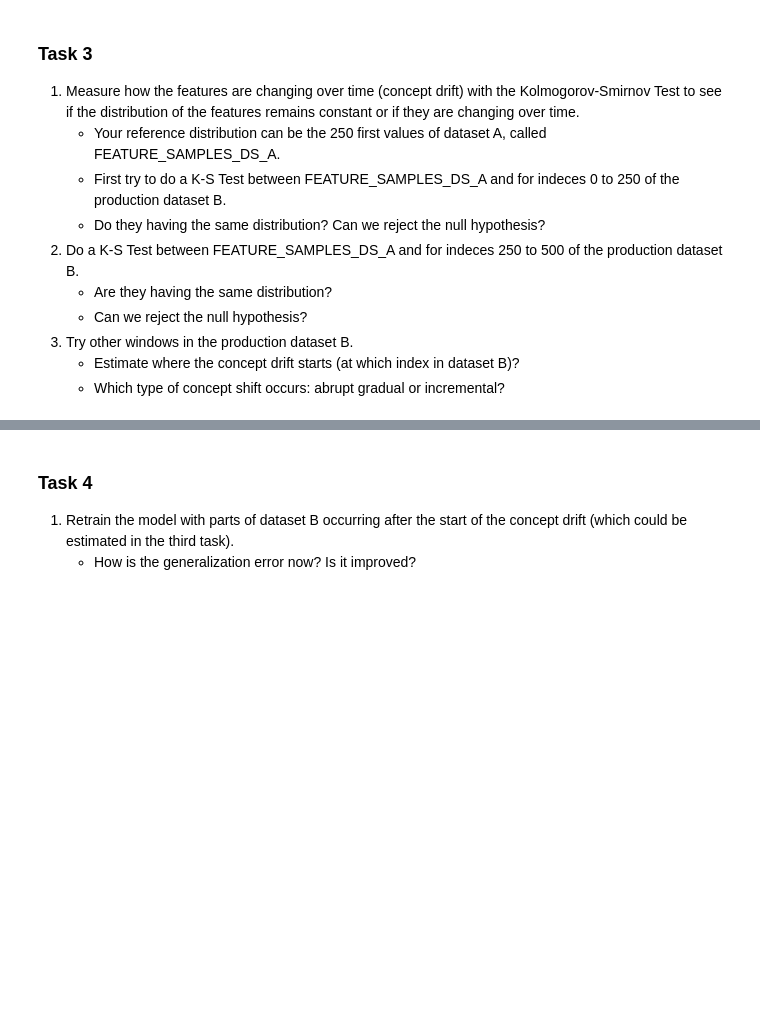
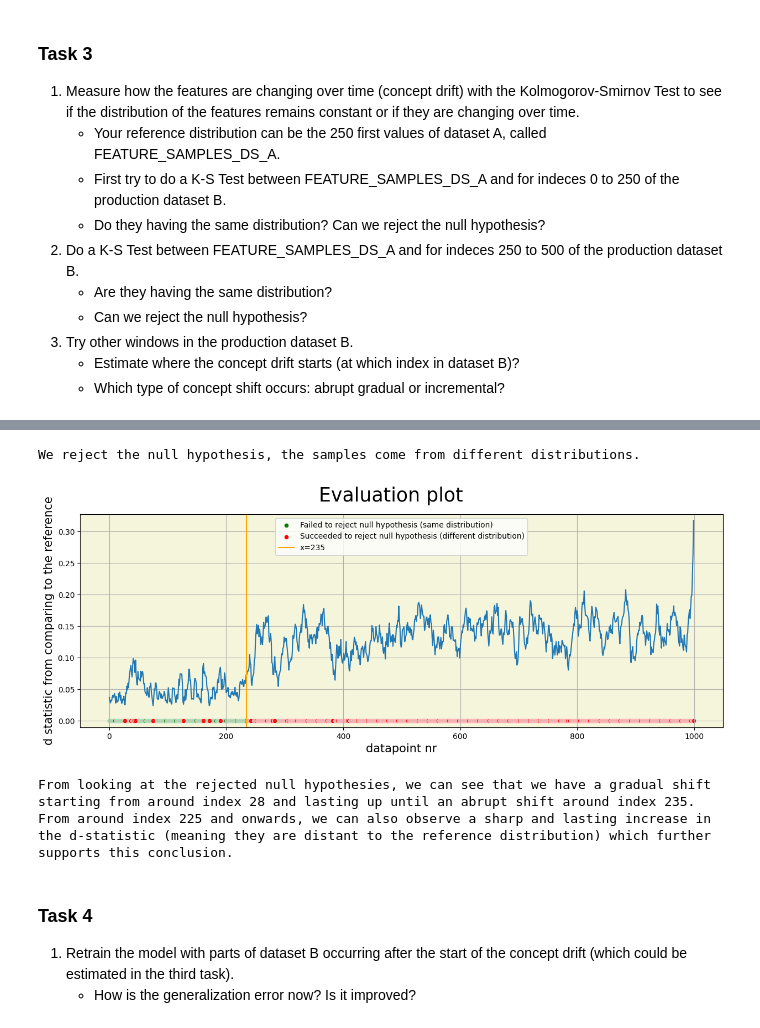
Before and after one commit to Victor-L-Almgren/Collaboration-Repo, a Jupyter notebook: Applied machine learning/Module 3/Lab 3.ipynb, the cells around one changed output, grey strips where cells are left out. Drawn from its saved outputs; the diff is of its cells as text; code cells hidden in the pictures; blank space fills up the shorter version.

```diff
--- a/Applied machine learning/Module 3/Lab 3.ipynb
+++ b/Applied machine learning/Module 3/Lab 3.ipynb
@@ -72,3 +132,56 @@ of dataset A?
+# %%
+# Task 3.2
+
+# Selecting a new subset of dataset B
+feature_samples_DS_B_250_500 = X_data_B[250:500, :]
+
+# Calling the evaluation function again
+null_hypothesis_rejects = KS_test_hypothesis_evaluation(feature_samples_DS_A, feature_samples_DS_B_250_500, h0_alpha, print_res=True)
+# %% [output]
+We reject the null hypothesis, the samples come from different distributions.
+# %%
+# Task 3.3
+
+# Iteratively comparing each datapoint in dataset B against the reference window from dataset A,
+d_statistics = []
+hypothesis_rejects = []
+hypothesis_reject_fails = []
+
+for i in range(X_data_B.shape[0]):
+    reject_hypothesis, d_statistic, _ = KS_test_hypothesis_evaluation(feature_samples_DS_A, X_data_B[i:i+10], h0_alpha)
+    d_statistics.append(d_statistic)
+    if reject_hypothesis:
+        hypothesis_rejects.append(1)
+        hypothesis_reject_fails.append(0)
+    else:
+        hypothesis_rejects.append(0)
+        hypothesis_reject_fails.append(1)
+
+# plotting the D statistics for each datapoint with
+fig, ax = plt.subplots(1, 1, figsize=(15,5))
+fig.suptitle("Evaluation plot", fontsize=25)
+
+sns.lineplot(x=range(len(d_statistics)), y=d_statistics, ax=ax)
+sns.scatterplot(x=range(len(hypothesis_rejects)), y=hypothesis_rejects, ax=ax, color='green', label="Failed to reject null hypothesis (same distribution)")
+sns.scatterplot(x=range(len(hypothesis_reject_fails)), y=hypothesis_reject_fails, ax=ax, color='red', label="Succeeded to reject null hypothesis (different distribution)")
+#ax.axvline(x=28, color='purple', label="x=28")
+ax.axvline(x=235, color='orange', label="x=235")
+
+ax.set_ylim(-0.01, d_statistics[-1]+0.01)
+ax.grid()
+ax.set_xlabel("datapoint nr", fontsize=15)
+ax.set_ylabel("d statistic from comparing to the reference", fontsize=15)
+ax.set_facecolor('beige')
+ax.legend()
+
+plt.show()
+
+print(f"From looking at the rejected null hypothesies, we can see that we have a gradual shift starting from around index 28 and lasting up until an abrupt shift around index 235.")
+print(f"From around index 225 and onwards, we can also observe a sharp and lasting increase in the d-statistic (meaning they are distant to the reference distribution) which further supports this conclusion. ")
+# %% [output]
+[figure, added]
+From looking at the rejected null hypothesies, we can see that we have a gradual shift starting from around index 28 and lasting up until an abrupt shift around index 235.
+From around index 225 and onwards, we can also observe a sharp and lasting increase in the d-statistic (meaning they are distant to the reference distribution) which further supports this conclusion.
 # %% [markdown]
 ### Task 4
 1. Retrain the model with parts of dataset B occurring after the start of the concept drift (which could be estimated in the third task).
```
Also changed, not shown: parts of 9 cells of this notebook.
